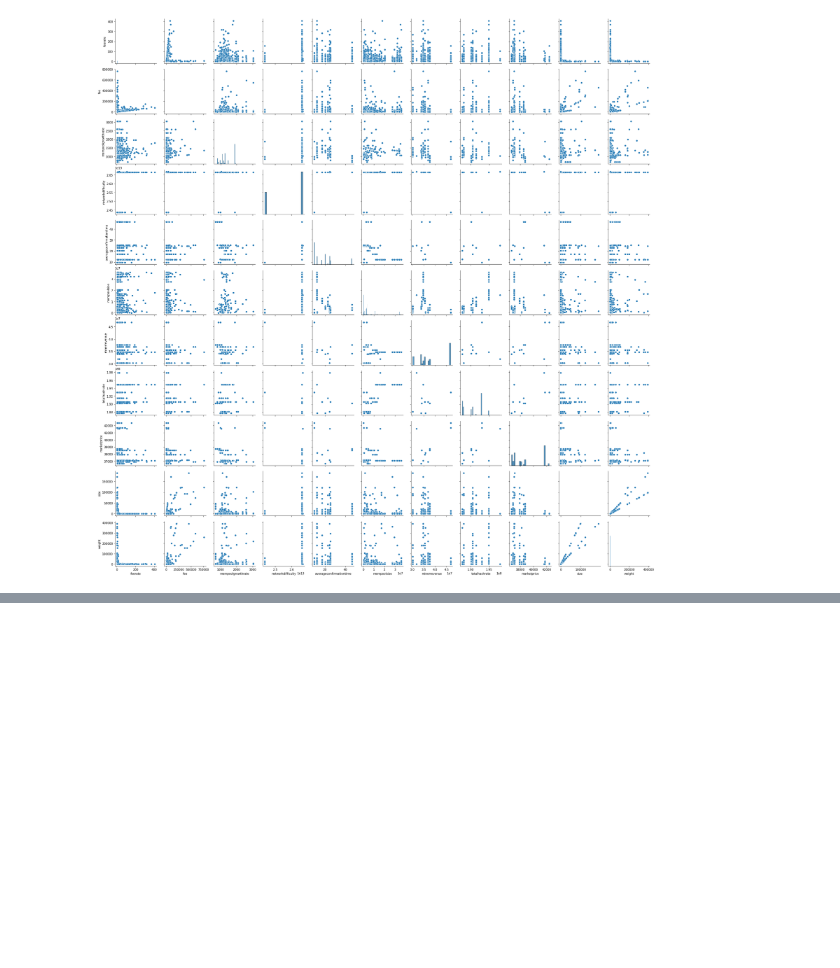
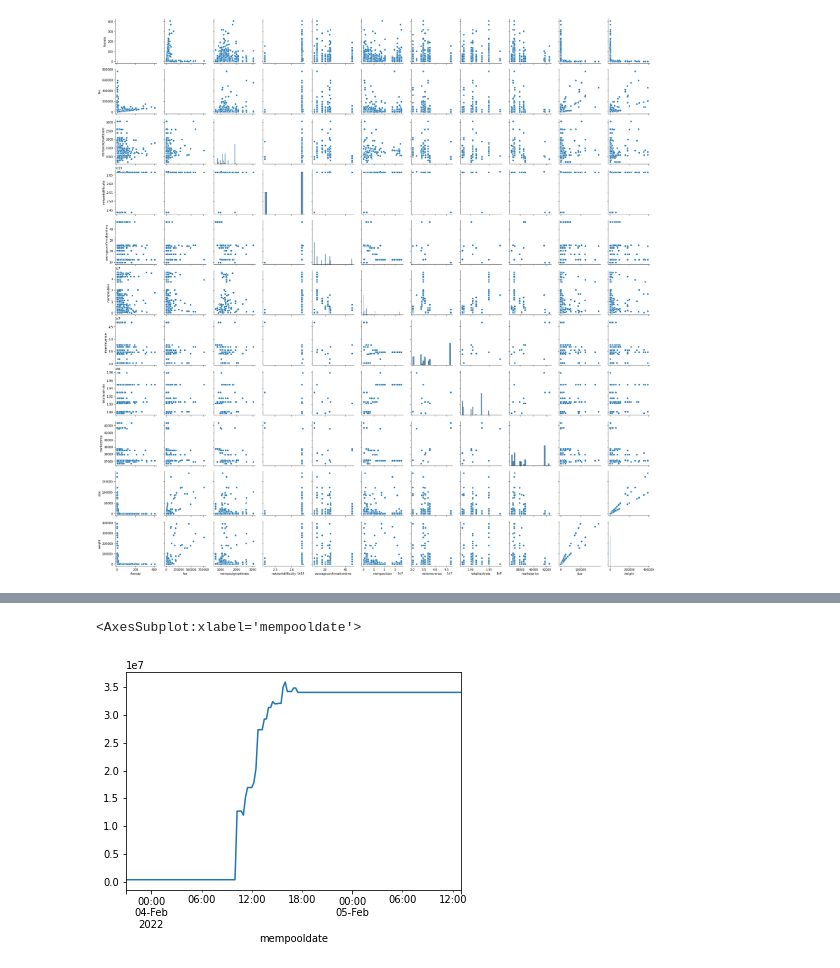
Before and after one commit to 0xBEEFCAF3/FULL, a Jupyter notebook: notebooks/quick_datavis.ipynb, the cells around one changed output, grey strips where cells are left out. Saved outputs shown, nothing was run; the diff lists cells and outputs as text; code cells hidden in the pictures; blank space fills up the shorter version.

```diff
--- a/notebooks/quick_datavis.ipynb
+++ b/notebooks/quick_datavis.ipynb
@@ -100,0 +158,2 @@ sns.pairplot(df)
+# %%
+my_model, X_test, y_test = model_lm(df, col = 'mempoolsize', shift = 4)
@@ -100,0 +184,5 @@ sns.pairplot(df)
+# %%
+y_test.plot(use_index = True)
+# %% [output]
+<AxesSubplot:xlabel='mempooldate'>
+[figure, added]
```
Also changed, not shown: parts of 17 cells of this notebook, 1 other file.
